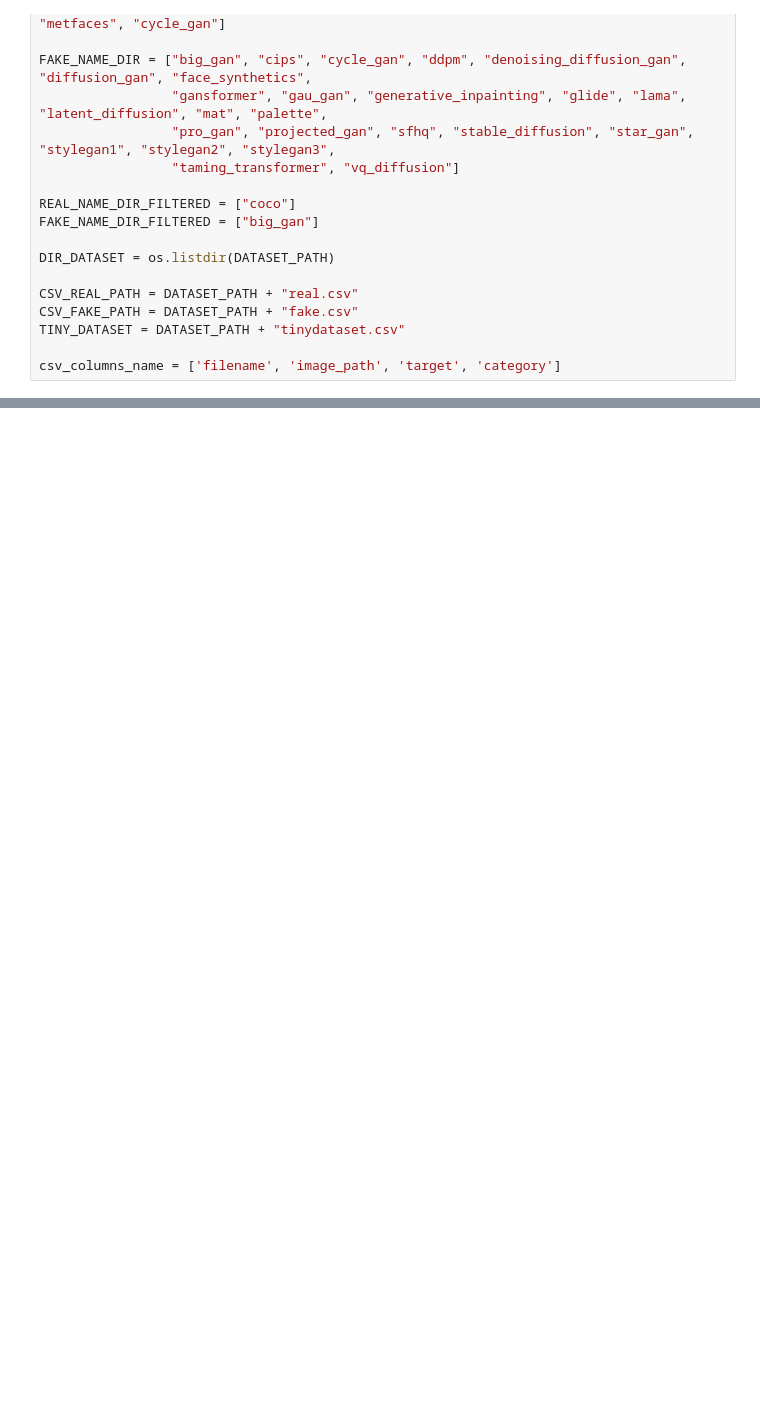
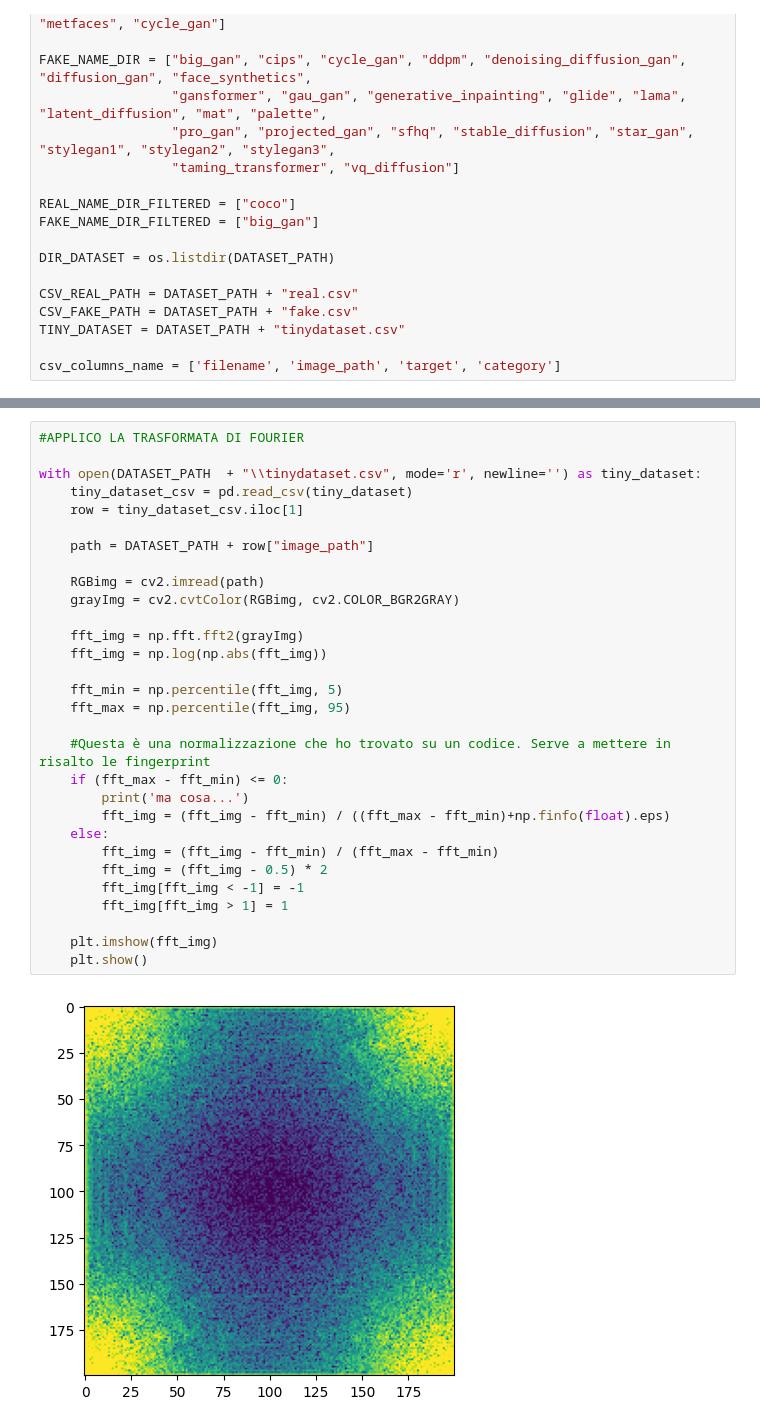
Before and after one commit to MarioCicalese/SiameseNN-for-Fake-images-detection, a Jupyter notebook: script.ipynb, the cells around one changed output, grey strips where cells are left out. Saved outputs shown, nothing was run; the diff lists cells and outputs as text; blank space fills up the shorter version.

Commit message:
paths fixes and fourier application

```diff
--- a/script.ipynb
+++ b/script.ipynb
@@ -88,0 +127,32 @@ with open(DATASET_PATH + "coco" + "\\metadata.csv", mode='r', newline='') as coc
+# %%
+#APPLICO LA TRASFORMATA DI FOURIER
+
+with open(DATASET_PATH  + "\\tinydataset.csv", mode='r', newline='') as tiny_dataset:
+    tiny_dataset_csv = pd.read_csv(tiny_dataset)
+    row = tiny_dataset_csv.iloc[1]
+
+    path = DATASET_PATH + row["image_path"]
+
+    RGBimg = cv2.imread(path)
+    grayImg = cv2.cvtColor(RGBimg, cv2.COLOR_BGR2GRAY)
+
+    fft_img = np.fft.fft2(grayImg)
+    fft_img = np.log(np.abs(fft_img))
+
+    fft_min = np.percentile(fft_img, 5)
+    fft_max = np.percentile(fft_img, 95)
+
+    #Questa è una normalizzazione che ho trovato su un codice. Serve a mettere in risalto le fingerprint
+    if (fft_max - fft_min) <= 0:
+        print('ma cosa...')
+        fft_img = (fft_img - fft_min) / ((fft_max - fft_min)+np.finfo(float).eps)
+    else:
+        fft_img = (fft_img - fft_min) / (fft_max - fft_min)
+        fft_img = (fft_img - 0.5) * 2
+        fft_img[fft_img < -1] = -1
+        fft_img[fft_img > 1] = 1
+
+    plt.imshow(fft_img)
+    plt.show()
+# %% [output]
+[figure, added]
```
Also changed, not shown: parts of 5 cells of this notebook.
